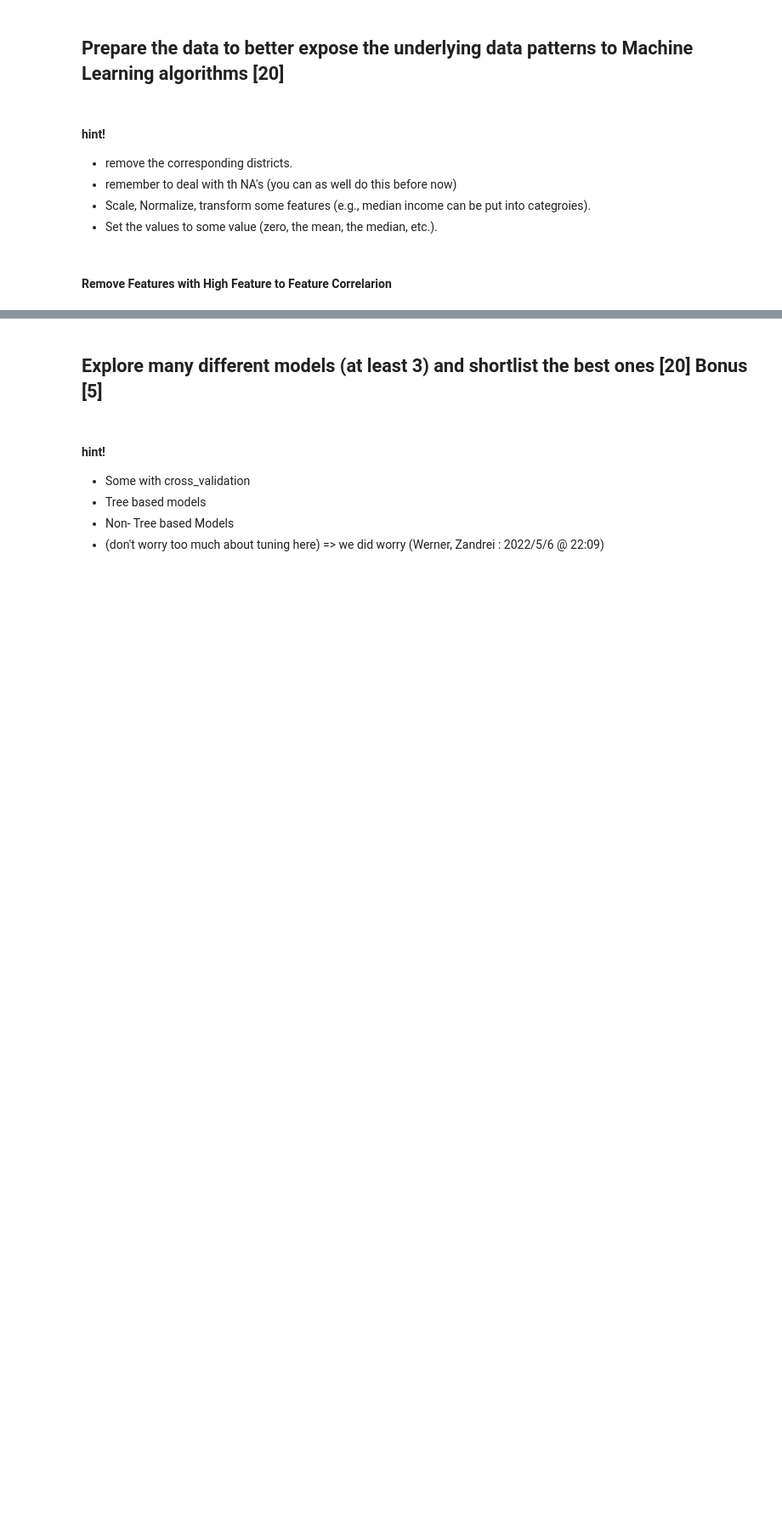
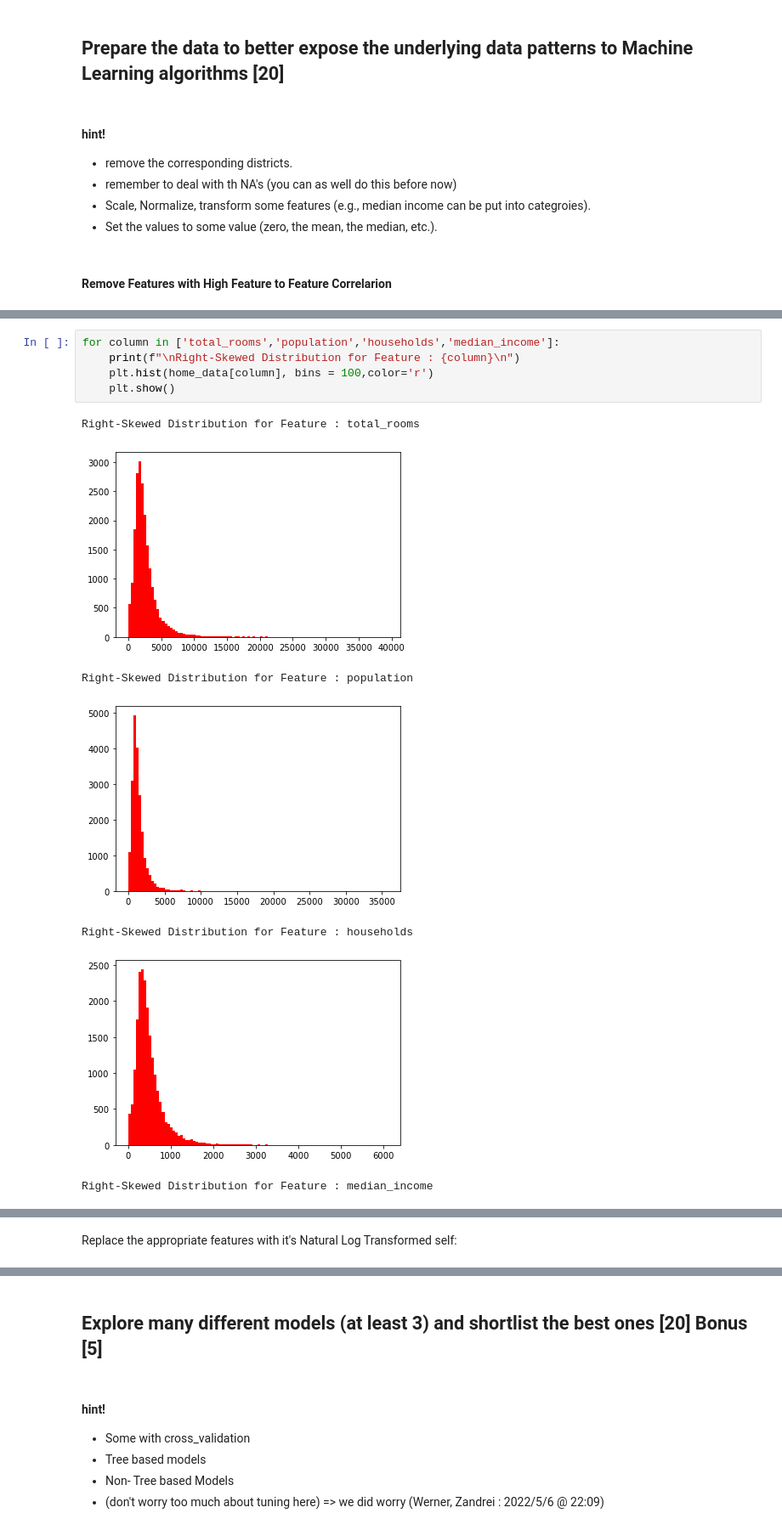
Before and after one commit to WernerPret/MLG382_Project, a Jupyter notebook: Western Cape Investment Model.ipynb, the cells around one changed output, grey strips where cells are left out. Shown at 85% size. Cells and saved outputs as stored; diff of their text form; blank space fills up the shorter version.

```diff
--- a/Western Cape Investment Model.ipynb
+++ b/Western Cape Investment Model.ipynb
@@ -359,0 +322,13 @@ Index(['median_income', 'INLAND', '<1H OCEAN', 'NEAR BAY', 'latitude',
+# %%
+for column in ['total_rooms','population','households','median_income']:
+    print(f"\nRight-Skewed Distribution for Feature : {column}\n")
+    plt.hist(home_data[column], bins = 100,color='r')
+    plt.show()
+# %% [output]
+Right-Skewed Distribution for Feature : total_rooms
+[figure, added]
+Right-Skewed Distribution for Feature : population
+[figure, added]
+Right-Skewed Distribution for Feature : households
+[figure, added]
+Right-Skewed Distribution for Feature : median_income
@@ -359,0 +336,2 @@ Index(['median_income', 'INLAND', '<1H OCEAN', 'NEAR BAY', 'latitude',
+# %% [markdown]
+Replace the appropriate features with it's Natural Log Transformed self:
```
Also changed, not shown: parts of 197 cells of this notebook.
